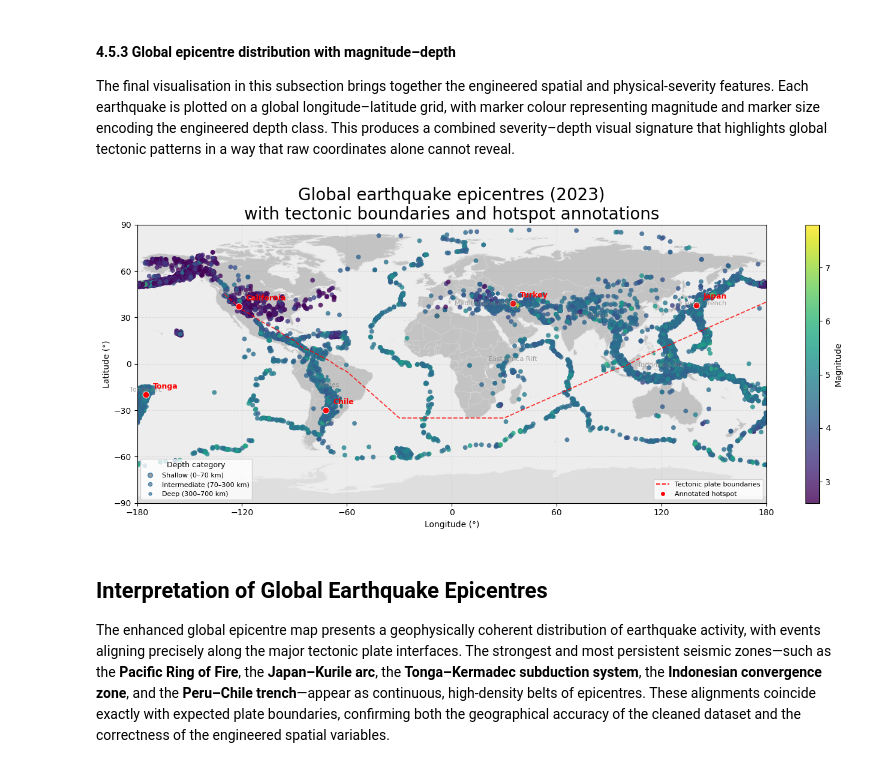
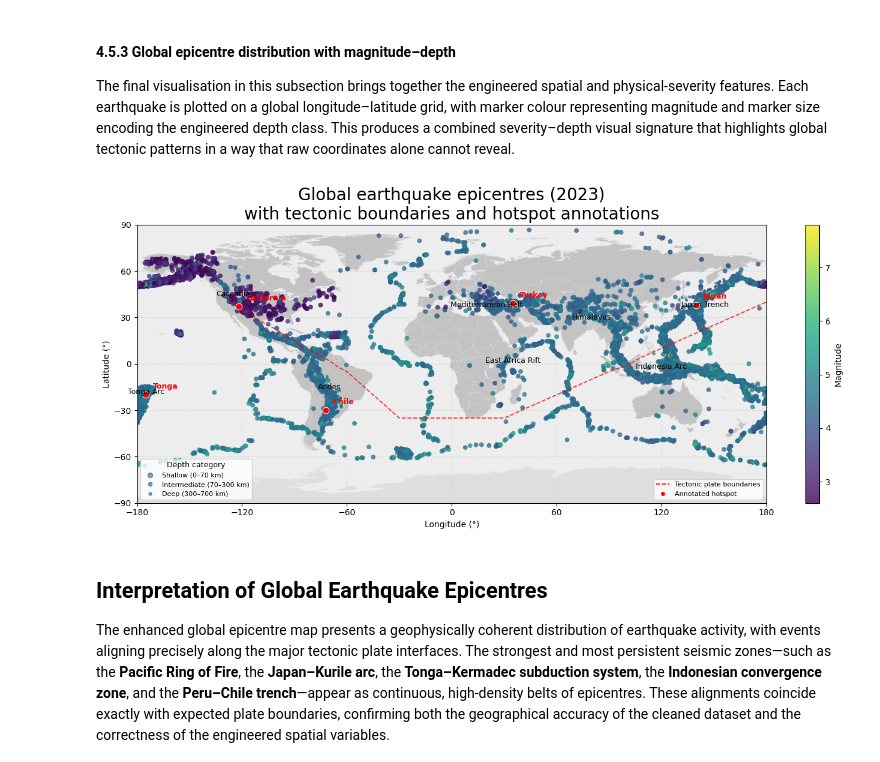
Before and after one commit to DanPenso/earthquake-data-analysis, a Jupyter notebook: earthquake_analysis.ipynb, the cells around one changed output. Drawn from its saved outputs; the diff is of its cells as text; code cells hidden in the pictures.

```diff
--- a/earthquake_analysis.ipynb
+++ b/earthquake_analysis.ipynb
@@ -1083,9 +1083,8 @@ for name, (x, y) in hotspots.items():
     )
 
 
-# 7. Regional labels (soft grey text)
-
-labels = {
+# 7. Annotate key tectonic provinces (black labels)
+tectonic_labels = {
     "Andes": (-70, -15),
     "Cascadia": (-125, 45),
     "Mediterranean Belt": (20, 38),
@@ -1093,19 +1092,17 @@ labels = {
     "East Africa Rift": (35, 2),
     "Indonesia Arc": (120, -2),
     "Japan Trench": (145, 38),
-    "Tonga Arc": (-175, -18)
+    "Tonga Arc": (-175, -18),
 }
 
-for name, (x, y) in labels.items():
+for name, (lon, lat) in tectonic_labels.items():
     ax.text(
-        x, y,
-        name,
-        fontsize=8,
-        color="gray",
-        ha="center",
-        alpha=0.75,
-        zorder=4
+        lon, lat, name,
+        fontsize=9, color="black",
+        ha="center", va="center",
+        alpha=1, zorder=4,
     )
+
 
 
 # 8. Axis, ticks, grids
@@ -1148,9 +1145,7 @@ depth_legend_elements = [
         label='Intermediate (70–300 km)',
         markerfacecolor='grey', alpha=0.8
     ),
-    Line2D(
-        [0], [0],
-        marker='o', linestyle='',
+    Line2D([0], [0], marker='o', linestyle='',
         markersize=np.sqrt(size_map["deep"]),
         label='Deep (300–700 km)',
         markerfacecolor='grey', alpha=0.8
@@ -1158,34 +1153,34 @@ depth_legend_elements = [
 ]
 
 # First legend: depth categories
 depth_legend = ax.legend(
     handles=depth_legend_elements,
     title="Depth category",
     loc="lower left",
     fontsize=8,
     title_fontsize=9,
     frameon=True
 )
 ax.add_artist(depth_legend)
 
 # Second legend: tectonic boundaries + hotspots
 boundary_hotspot_legend = ax.legend(
     handles=[
         Line2D([0], [0], color="red", linestyle="--", linewidth=1.3,
                label="Tectonic plate boundaries"),
         Line2D([0], [0], marker="o", linestyle="", markersize=6,
                markerfacecolor="red", markeredgecolor="white",
                label="Annotated hotspot")
     ],
     loc="lower right",
     fontsize=8,
     frameon=True
 )
 
 plt.tight_layout()
 plt.show()
 # %% [output]
-[figure, old version]
+[figure, new version]
 # %% [markdown]
 ## Interpretation of Global Earthquake Epicentres
 
```
